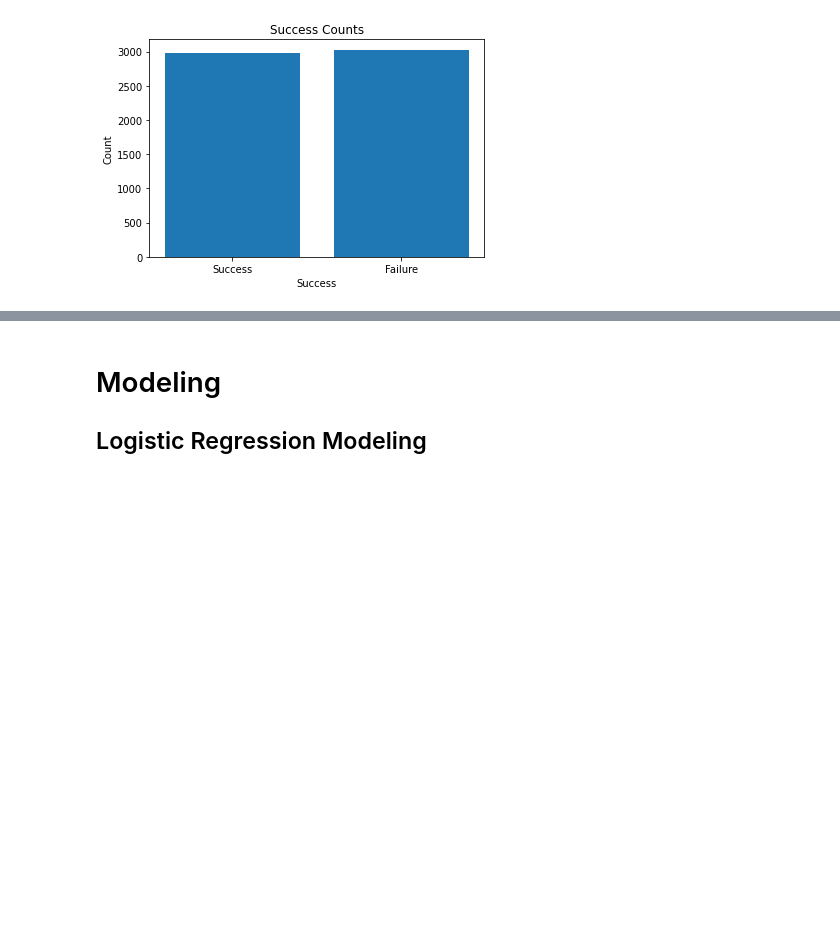
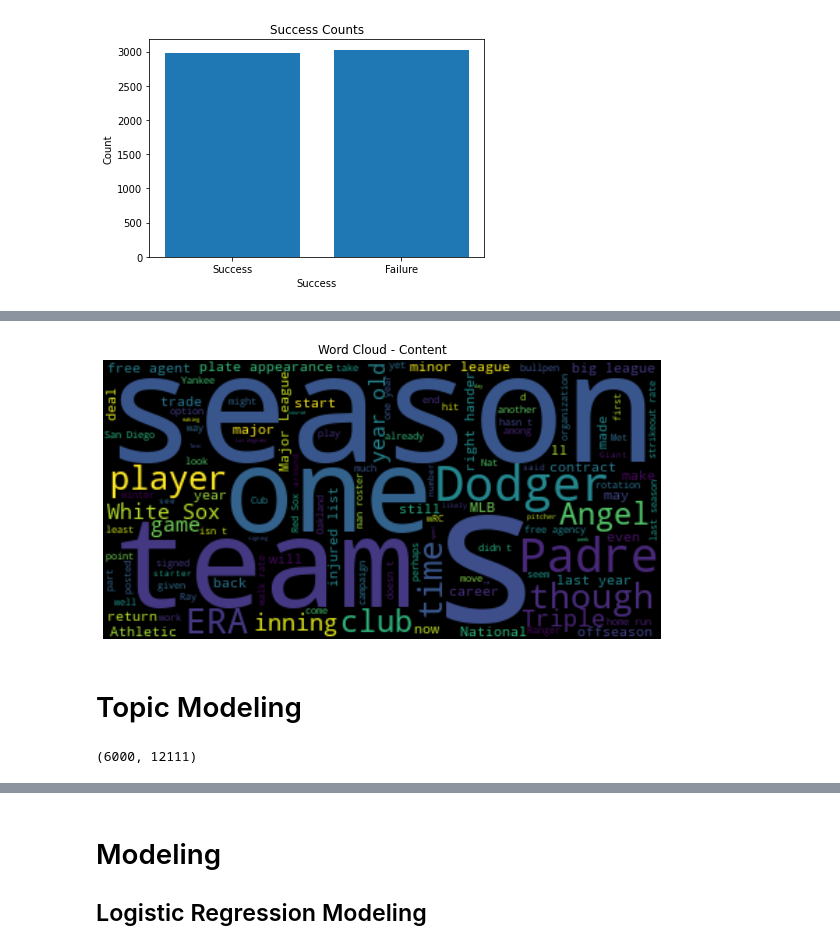
Before and after one commit to ApkimCA/AppliedTextMining_Team11, a Jupyter notebook: combined_code_edited.ipynb, the cells around one changed output, grey strips where cells are left out. Cells and saved outputs as stored; diff of their text form; code cells hidden in the pictures; blank space fills up the shorter version.

```diff
--- a/combined_code_edited.ipynb
+++ b/combined_code_edited.ipynb
@@ -2847,0 +2867,20 @@ plt.show()
+# %%
+# Create a word cloud for the "Contents_Normalized" column
+contents_wordcloud = WordCloud().generate(' '.join(comb_df['Content'].dropna()))
+plt.figure(figsize=(10, 6))
+plt.imshow(contents_wordcloud, interpolation='bilinear')
+plt.axis('off')
+plt.title('Word Cloud - Content')
+plt.show()
+# %% [output]
+[figure, added]
+# %% [markdown]
+# Topic Modeling
+# %%
+stopwords = list(stopwords)
+from sklearn.feature_extraction.text import TfidfVectorizer
+tfidf_text_vectorizer = TfidfVectorizer(stop_words=stopwords, min_df=5, max_df=0.7)
+tfidf_text_vectors = tfidf_text_vectorizer.fit_transform(comb_df['Content'])
+tfidf_text_vectors.shape
+# %% [output]
+(6000, 12111)
```
Also changed, not shown: parts of 53 cells of this notebook.
